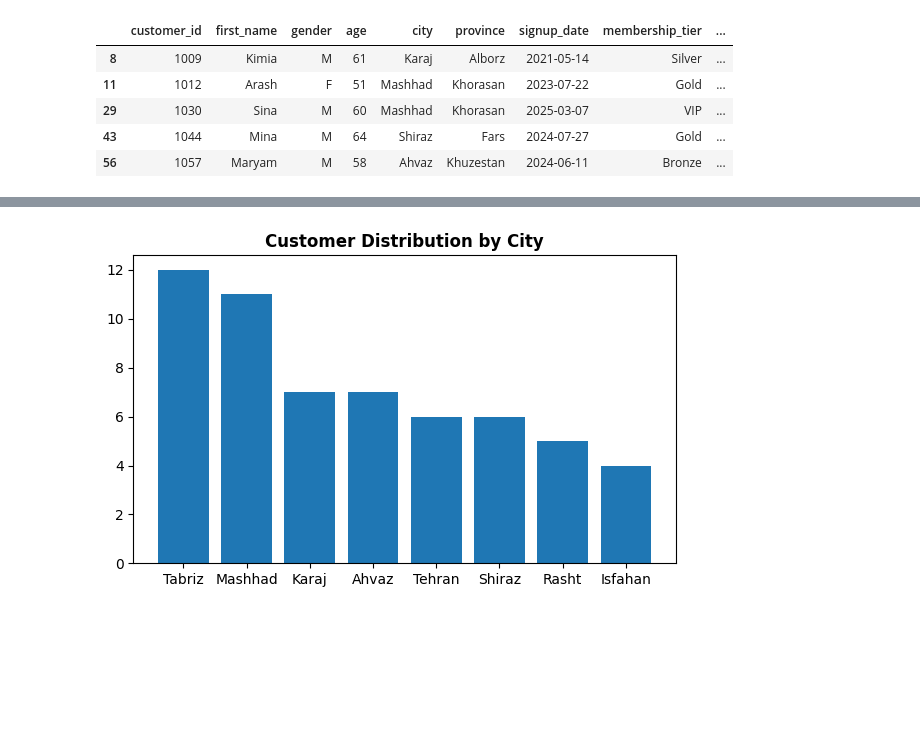
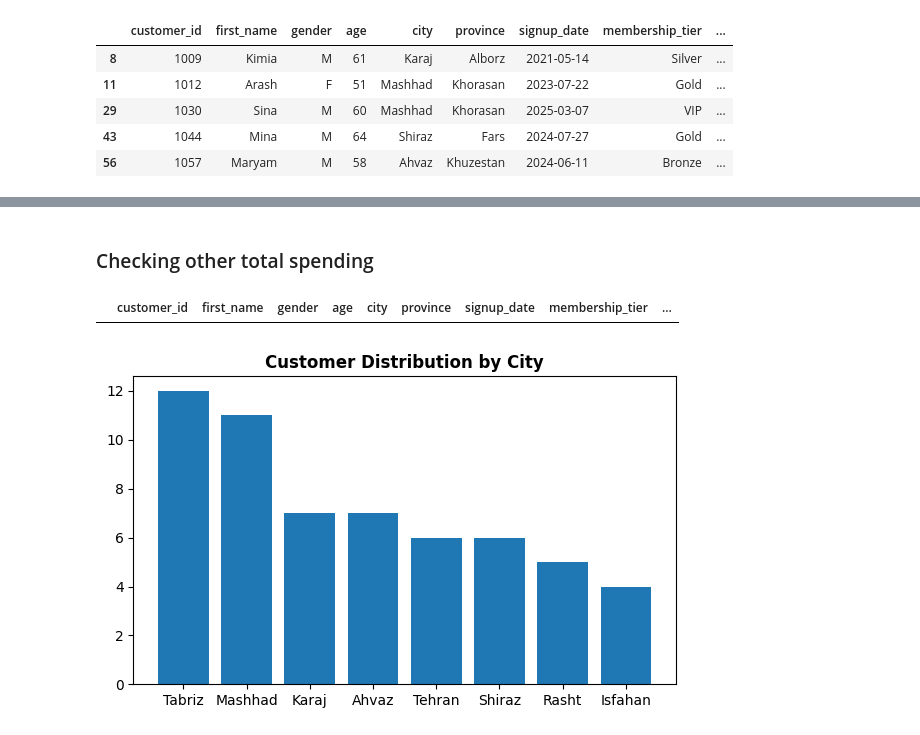
Before and after one commit to Fatemenamdar20/project-01-data-cleaning-fatemenamdarlo, a Jupyter notebook: data_cleaning.ipynb, the cells around one changed output, grey strips where cells are left out. Saved outputs shown, nothing was run; the diff lists cells and outputs as text; code cells hidden in the pictures; blank space fills up the shorter version.

```diff
--- a/data_cleaning.ipynb
+++ b/data_cleaning.ipynb
@@ -273,3 +281,11 @@ df.loc[df["customer_id"] == 1030, "total_spending"] = 4079.14
+# %% [markdown]
+### Checking other total spending
+# %%
+n = (df["purchase_count"] * df["avg_order_value"]).round(2)
+mismatch = df[n != df["total_spending"]]
+mismatch
+# %% [output]
+|  | customer_id | first_name | gender | age | city | province | signup_date | membership_tier | ... |
 # %%
 plt.figure(figsize=(7,4))
 c = df["city"].value_counts()
```
Also changed, not shown: parts of 9 cells of this notebook, 1 other file.
